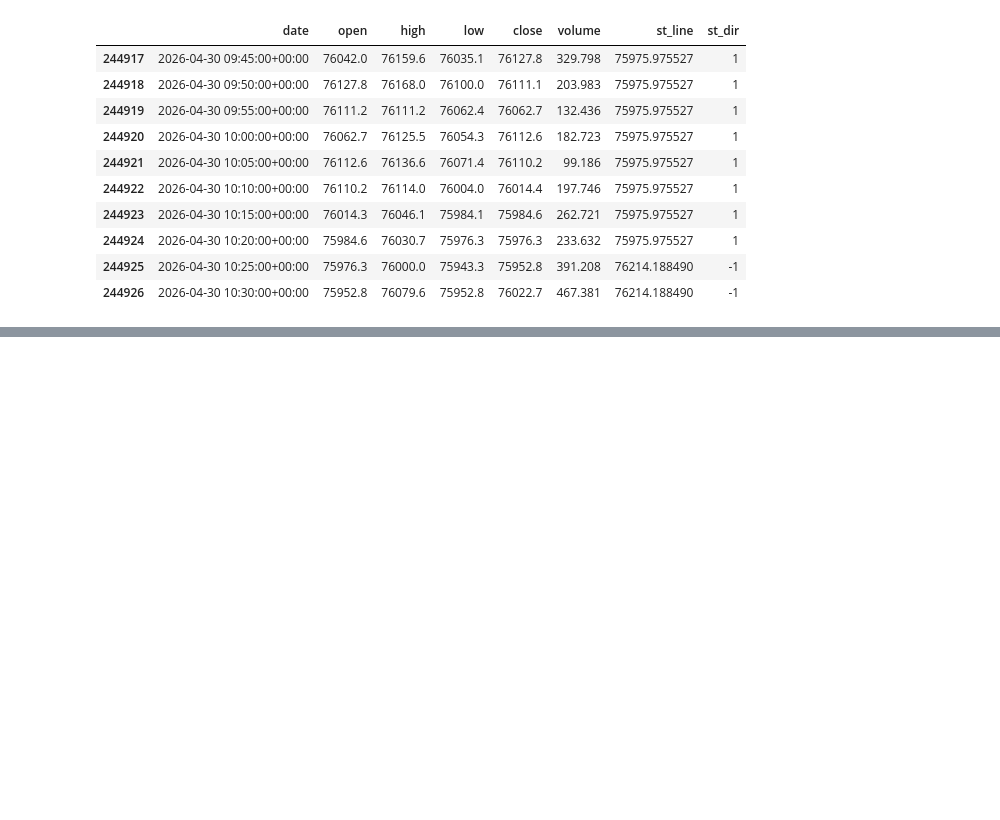
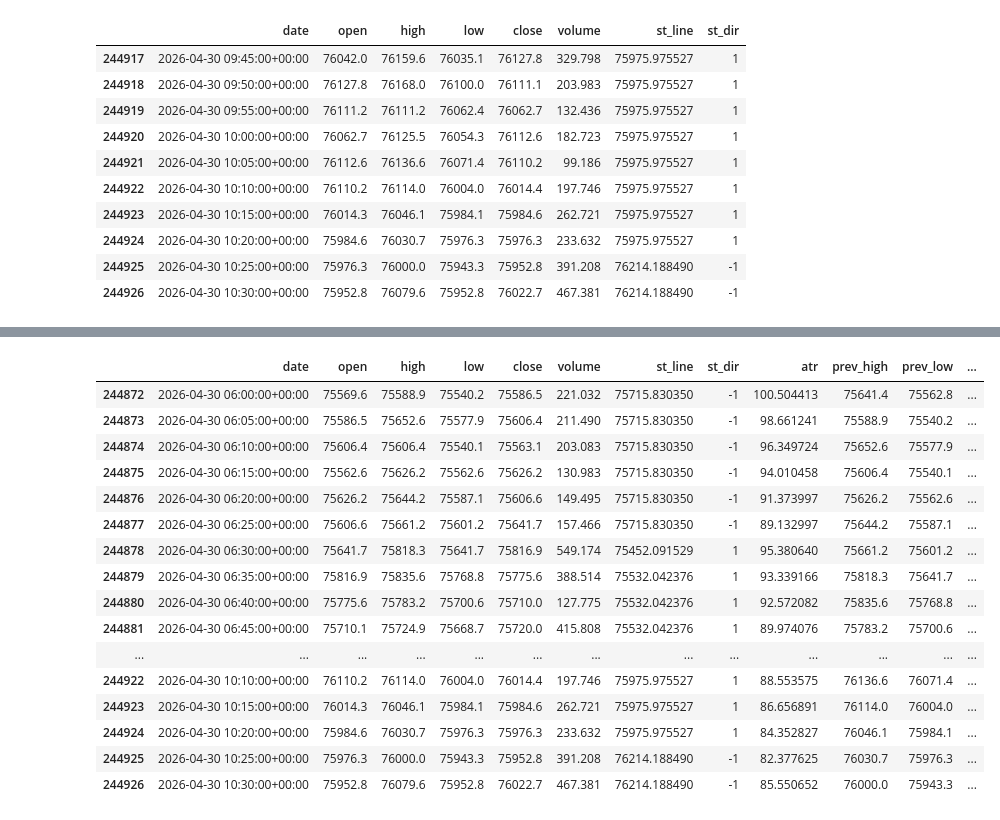
Before and after one commit to Saam0/freqtrade, a Jupyter notebook: user_data/notebooks/test_MySupertrand_V5.ipynb, the cells around one changed output, grey strips where cells are left out. Saved outputs shown, nothing was run; the diff lists cells and outputs as text; code cells hidden in the pictures; blank space fills up the shorter version.

Commit message:
feat: Notebook-ում ավելացվել է ATR-ի, դինամիկ SL-ի և LONG մուտքի հետազոտական տրամաբանությունը

```diff
--- a/user_data/notebooks/test_MySupertrand_V5.ipynb
+++ b/user_data/notebooks/test_MySupertrand_V5.ipynb
@@ -60,3 +62,8 @@ dataframe.tail(10)
 | 244924 | 2026-04-30 10:20:00+00:00 | 75984.6 | 76030.7 | 75976.3 | 75976.3 | 233.632 | 75975.975527 | 1 |
 | 244925 | 2026-04-30 10:25:00+00:00 | 75976.3 | 76000.0 | 75943.3 | 75952.8 | 391.208 | 76214.188490 | -1 |
 | 244926 | 2026-04-30 10:30:00+00:00 | 75952.8 | 76079.6 | 75952.8 | 76022.7 | 467.381 | 76214.188490 | -1 |
+# %%
+dataframe['atr'] = pta.atr(dataframe['high'], dataframe['low'], dataframe['close'], length=14)
+dataframe['prev_high'] = dataframe['high'].shift(1)
+dataframe['prev_low'] = dataframe['low'].shift(1)
+dataframe.tail(5)
@@ -62,0 +77,4 @@ dataframe.tail(10)
+# %%
+dataframe['dynamic_sl_long'] = dataframe['prev_low']-dataframe['atr']
+dataframe['dynamic_sl_short'] = dataframe['prev_high']+dataframe['atr']
+dataframe.tail(5)
@@ -62,0 +88,3 @@ dataframe.tail(10)
+# %%
+dataframe['trend_changed_to_long']= (dataframe['st_dir'].shift(1) == -1) & (dataframe['st_dir'] == 1)
+dataframe[dataframe['trend_changed_to_long']==True].tail(5)
@@ -62,0 +98,22 @@ dataframe.tail(10)
+# %%
+dataframe['entry_price_anchor'] = np.where(dataframe['trend_changed_to_long']==True, dataframe['close'], np.nan)
+dataframe['entry_price_anchor'] = dataframe['entry_price_anchor'].ffill()
+dataframe.tail(55)
+# %% [output]
+|  | date | open | high | low | close | volume | st_line | st_dir | atr | prev_high | prev_low | ... |
+| 244872 | 2026-04-30 06:00:00+00:00 | 75569.6 | 75588.9 | 75540.2 | 75586.5 | 221.032 | 75715.830350 | -1 | 100.504413 | 75641.4 | 75562.8 | ... |
+| 244873 | 2026-04-30 06:05:00+00:00 | 75586.5 | 75652.6 | 75577.9 | 75606.4 | 211.490 | 75715.830350 | -1 | 98.661241 | 75588.9 | 75540.2 | ... |
+| 244874 | 2026-04-30 06:10:00+00:00 | 75606.4 | 75606.4 | 75540.1 | 75563.1 | 203.083 | 75715.830350 | -1 | 96.349724 | 75652.6 | 75577.9 | ... |
+| 244875 | 2026-04-30 06:15:00+00:00 | 75562.6 | 75626.2 | 75562.6 | 75626.2 | 130.983 | 75715.830350 | -1 | 94.010458 | 75606.4 | 75540.1 | ... |
+| 244876 | 2026-04-30 06:20:00+00:00 | 75626.2 | 75644.2 | 75587.1 | 75606.6 | 149.495 | 75715.830350 | -1 | 91.373997 | 75626.2 | 75562.6 | ... |
+| 244877 | 2026-04-30 06:25:00+00:00 | 75606.6 | 75661.2 | 75601.2 | 75641.7 | 157.466 | 75715.830350 | -1 | 89.132997 | 75644.2 | 75587.1 | ... |
+| 244878 | 2026-04-30 06:30:00+00:00 | 75641.7 | 75818.3 | 75641.7 | 75816.9 | 549.174 | 75452.091529 | 1 | 95.380640 | 75661.2 | 75601.2 | ... |
+| 244879 | 2026-04-30 06:35:00+00:00 | 75816.9 | 75835.6 | 75768.8 | 75775.6 | 388.514 | 75532.042376 | 1 | 93.339166 | 75818.3 | 75641.7 | ... |
+| 244880 | 2026-04-30 06:40:00+00:00 | 75775.6 | 75783.2 | 75700.6 | 75710.0 | 127.775 | 75532.042376 | 1 | 92.572082 | 75835.6 | 75768.8 | ... |
+| 244881 | 2026-04-30 06:45:00+00:00 | 75710.1 | 75724.9 | 75668.7 | 75720.0 | 415.808 | 75532.042376 | 1 | 89.974076 | 75783.2 | 75700.6 | ... |
+| ... | ... | ... | ... | ... | ... | ... | ... | ... | ... | ... | ... | ... |
+| 244922 | 2026-04-30 10:10:00+00:00 | 76110.2 | 76114.0 | 76004.0 | 76014.4 | 197.746 | 75975.975527 | 1 | 88.553575 | 76136.6 | 76071.4 | ... |
+| 244923 | 2026-04-30 10:15:00+00:00 | 76014.3 | 76046.1 | 75984.1 | 75984.6 | 262.721 | 75975.975527 | 1 | 86.656891 | 76114.0 | 76004.0 | ... |
+| 244924 | 2026-04-30 10:20:00+00:00 | 75984.6 | 76030.7 | 75976.3 | 75976.3 | 233.632 | 75975.975527 | 1 | 84.352827 | 76046.1 | 75984.1 | ... |
+| 244925 | 2026-04-30 10:25:00+00:00 | 75976.3 | 76000.0 | 75943.3 | 75952.8 | 391.208 | 76214.188490 | -1 | 82.377625 | 76030.7 | 75976.3 | ... |
+| 244926 | 2026-04-30 10:30:00+00:00 | 75952.8 | 76079.6 | 75952.8 | 76022.7 | 467.381 | 76214.188490 | -1 | 85.550652 | 76000.0 | 75943.3 | ... |
```
Also changed, not shown: parts of 7 cells of this notebook, 2 other files.
